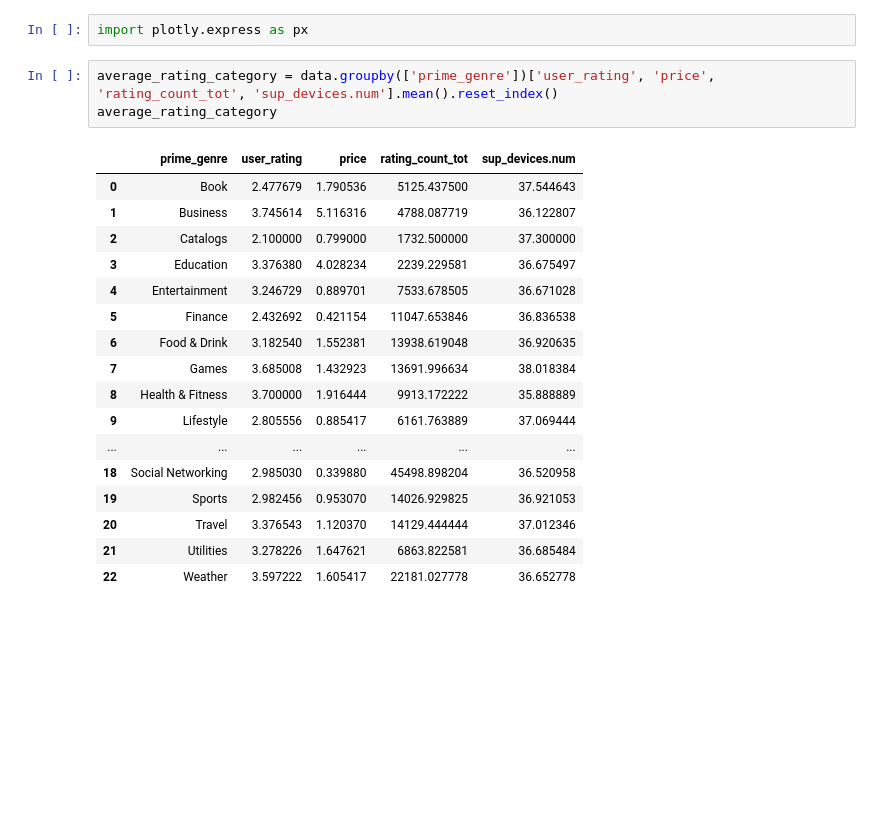
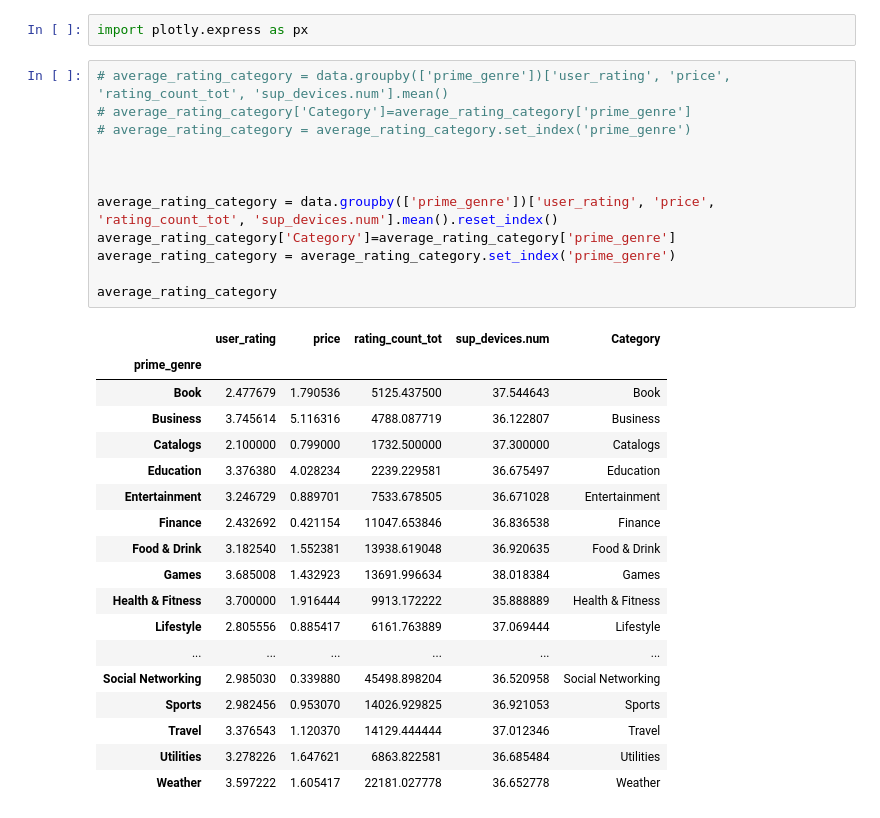
Before and after one commit to DanielaNy/Pyladies_Amsterdam_Capstone_Project, a Jupyter notebook: Data_Analysis_Daniela.ipynb, the cells around one changed output. Saved outputs shown, nothing was run; the diff lists cells and outputs as text; blank space fills up the shorter version.

```diff
--- a/Data_Analysis_Daniela.ipynb
+++ b/Data_Analysis_Daniela.ipynb
@@ -65,27 +65,37 @@ Slight correlation may be present between size_bytes_x and prize and between lan
 ### A visualization of average user_rating vs average price per category - Q6
 # %%
 import plotly.express as px
-# %%
-average_rating_category = data.groupby(['prime_genre'])['user_rating', 'price', 'rating_count_tot', 'sup_devices.num'].mean().reset_index()
-average_rating_category
-# %% [output]
-|  | prime_genre | user_rating | price | rating_count_tot | sup_devices.num |
-| 0 | Book | 2.477679 | 1.790536 | 5125.437500 | 37.544643 |
-| 1 | Business | 3.745614 | 5.116316 | 4788.087719 | 36.122807 |
-| 2 | Catalogs | 2.100000 | 0.799000 | 1732.500000 | 37.300000 |
-| 3 | Education | 3.376380 | 4.028234 | 2239.229581 | 36.675497 |
-| 4 | Entertainment | 3.246729 | 0.889701 | 7533.678505 | 36.671028 |
-| 5 | Finance | 2.432692 | 0.421154 | 11047.653846 | 36.836538 |
-| 6 | Food & Drink | 3.182540 | 1.552381 | 13938.619048 | 36.920635 |
-| 7 | Games | 3.685008 | 1.432923 | 13691.996634 | 38.018384 |
-| 8 | Health & Fitness | 3.700000 | 1.916444 | 9913.172222 | 35.888889 |
-| 9 | Lifestyle | 2.805556 | 0.885417 | 6161.763889 | 37.069444 |
-| ... | ... | ... | ... | ... | ... |
-| 18 | Social Networking | 2.985030 | 0.339880 | 45498.898204 | 36.520958 |
-| 19 | Sports | 2.982456 | 0.953070 | 14026.929825 | 36.921053 |
-| 20 | Travel | 3.376543 | 1.120370 | 14129.444444 | 37.012346 |
-| 21 | Utilities | 3.278226 | 1.647621 | 6863.822581 | 36.685484 |
-| 22 | Weather | 3.597222 | 1.605417 | 22181.027778 | 36.652778 |
+# %%
+# average_rating_category = data.groupby(['prime_genre'])['user_rating', 'price', 'rating_count_tot', 'sup_devices.num'].mean()
+# average_rating_category['Category']=average_rating_category['prime_genre']
+# average_rating_category = average_rating_category.set_index('prime_genre')
+
+
+
+average_rating_category = data.groupby(['prime_genre'])['user_rating', 'price', 'rating_count_tot', 'sup_devices.num'].mean().reset_index()
+average_rating_category['Category']=average_rating_category['prime_genre']
+average_rating_category = average_rating_category.set_index('prime_genre')
+
+average_rating_category
+# %% [output]
+|  | user_rating | price | rating_count_tot | sup_devices.num | Category |
+| prime_genre |  |  |  |  |  |
+| Book | 2.477679 | 1.790536 | 5125.437500 | 37.544643 | Book |
+| Business | 3.745614 | 5.116316 | 4788.087719 | 36.122807 | Business |
+| Catalogs | 2.100000 | 0.799000 | 1732.500000 | 37.300000 | Catalogs |
+| Education | 3.376380 | 4.028234 | 2239.229581 | 36.675497 | Education |
+| Entertainment | 3.246729 | 0.889701 | 7533.678505 | 36.671028 | Entertainment |
+| Finance | 2.432692 | 0.421154 | 11047.653846 | 36.836538 | Finance |
+| Food & Drink | 3.182540 | 1.552381 | 13938.619048 | 36.920635 | Food & Drink |
+| Games | 3.685008 | 1.432923 | 13691.996634 | 38.018384 | Games |
+| Health & Fitness | 3.700000 | 1.916444 | 9913.172222 | 35.888889 | Health & Fitness |
+| Lifestyle | 2.805556 | 0.885417 | 6161.763889 | 37.069444 | Lifestyle |
+| ... | ... | ... | ... | ... | ... |
+| Social Networking | 2.985030 | 0.339880 | 45498.898204 | 36.520958 | Social Networking |
+| Sports | 2.982456 | 0.953070 | 14026.929825 | 36.921053 | Sports |
+| Travel | 3.376543 | 1.120370 | 14129.444444 | 37.012346 | Travel |
+| Utilities | 3.278226 | 1.647621 | 6863.822581 | 36.685484 | Utilities |
+| Weather | 3.597222 | 1.605417 | 22181.027778 | 36.652778 | Weather |
 # %%
 # visualization of average user_rating vs average price per category
 # The sice of category circle is according to rating_count_tot
```
Also changed, not shown: parts of 3 cells of this notebook, 4 other files.
